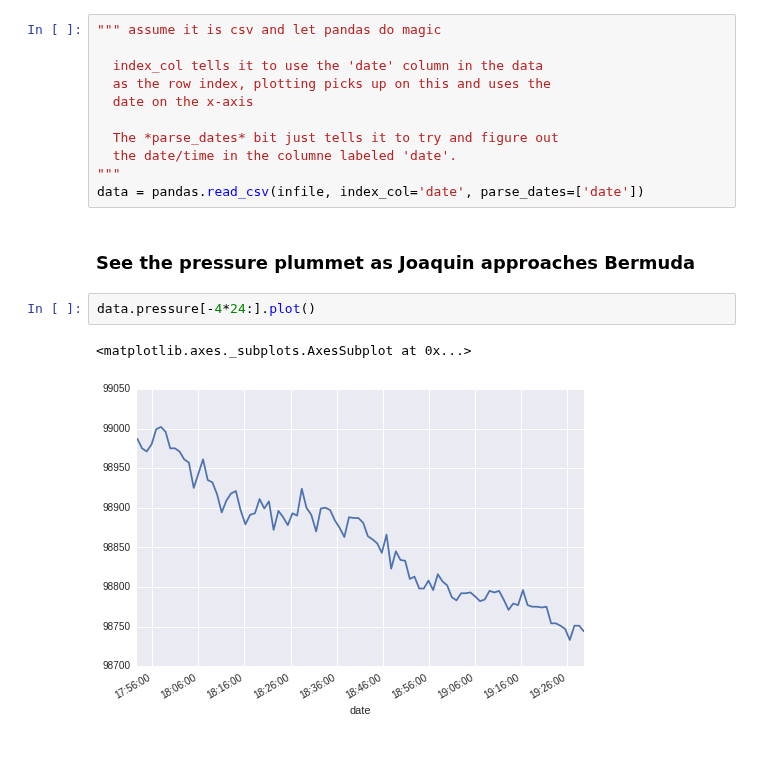
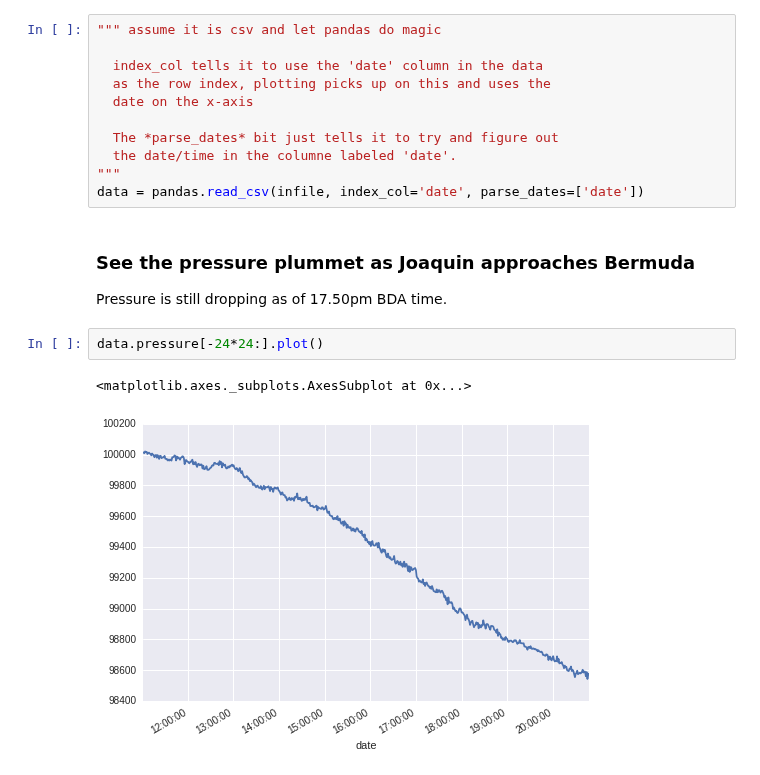
Before and after one commit to peakrisk/peakrisk, a Jupyter notebook: posts/hurricane-joaquin-pressure.ipynb, the cells around one changed output. Saved outputs shown, nothing was run; the diff lists cells and outputs as text.

```diff
--- a/posts/hurricane-joaquin-pressure.ipynb
+++ b/posts/hurricane-joaquin-pressure.ipynb
@@ -30,11 +30,13 @@ weather.csv                                   100% 9704KB   4.7MB/s   00:02
 data = pandas.read_csv(infile, index_col='date', parse_dates=['date'])
 # %% [markdown]
 ### See the pressure plummet as Joaquin approaches Bermuda
+
+Pressure is still dropping as of 17.50pm BDA time.
 # %%
-data.pressure[-4*24:].plot()
+data.pressure[-24*24:].plot()
 # %% [output]
 <matplotlib.axes._subplots.AxesSubplot at 0x...>
-[figure, old version]
+[figure, new version]
 # %%
 data.tail()
 # %% [output]
```
Also changed, not shown: parts of 2 cells of this notebook, 1 other file.
